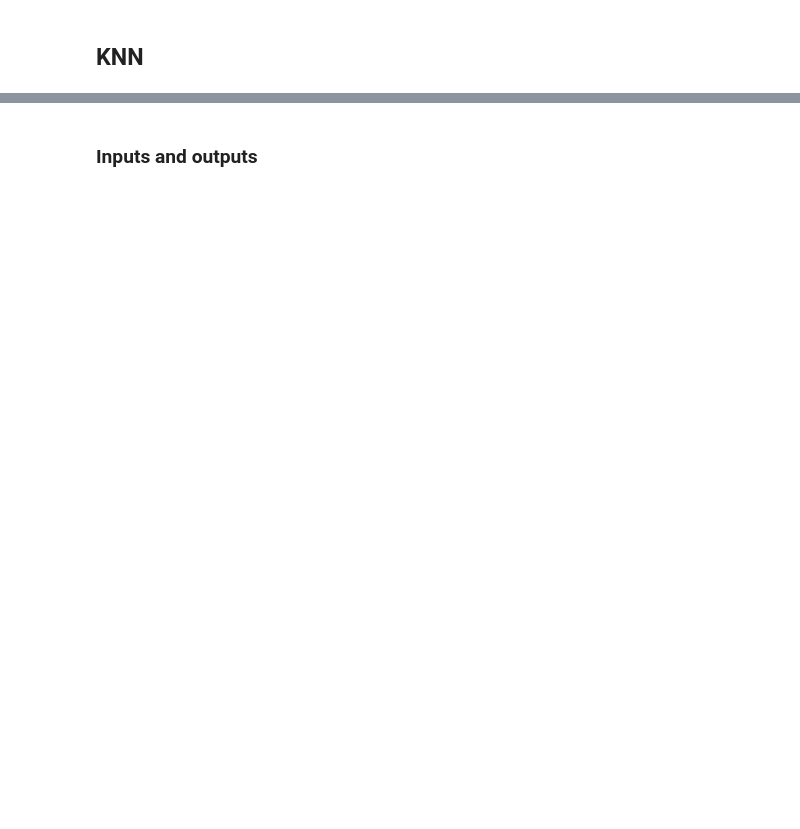
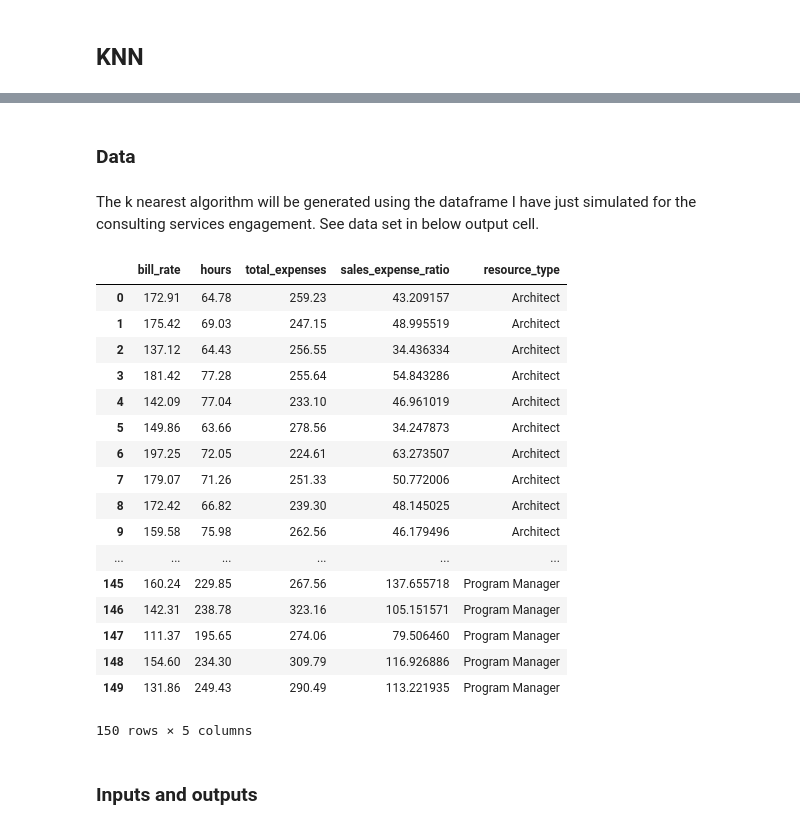
Before and after one commit to fionanealon/KPI, a Jupyter notebook: KPI.ipynb, the cells around one changed output, grey strips where cells are left out. Saved outputs shown, nothing was run; the diff lists cells and outputs as text; code cells hidden in the pictures; blank space fills up the shorter version.

```diff
--- a/KPI.ipynb
+++ b/KPI.ipynb
@@ -227,2 +259,27 @@ A histogram is a plot used for plotting one dimensional data. The sales expense
+# %% [markdown]
+### Data
+# %% [markdown]
+The k nearest algorithm will be generated using the dataframe I have just simulated for the consulting services engagement. See data set in below output cell.
+# %%
+df
+# %% [output]
+|  | bill_rate | hours | total_expenses | sales_expense_ratio | resource_type |
+| 0 | 172.91 | 64.78 | 259.23 | 43.209157 | Architect |
+| 1 | 175.42 | 69.03 | 247.15 | 48.995519 | Architect |
+| 2 | 137.12 | 64.43 | 256.55 | 34.436334 | Architect |
+| 3 | 181.42 | 77.28 | 255.64 | 54.843286 | Architect |
+| 4 | 142.09 | 77.04 | 233.10 | 46.961019 | Architect |
+| 5 | 149.86 | 63.66 | 278.56 | 34.247873 | Architect |
+| 6 | 197.25 | 72.05 | 224.61 | 63.273507 | Architect |
+| 7 | 179.07 | 71.26 | 251.33 | 50.772006 | Architect |
+| 8 | 172.42 | 66.82 | 239.30 | 48.145025 | Architect |
+| 9 | 159.58 | 75.98 | 262.56 | 46.179496 | Architect |
+| ... | ... | ... | ... | ... | ... |
+| 145 | 160.24 | 229.85 | 267.56 | 137.655718 | Program Manager |
+| 146 | 142.31 | 238.78 | 323.16 | 105.151571 | Program Manager |
+| 147 | 111.37 | 195.65 | 274.06 | 79.506460 | Program Manager |
+| 148 | 154.60 | 234.30 | 309.79 | 116.926886 | Program Manager |
+| 149 | 131.86 | 249.43 | 290.49 | 113.221935 | Program Manager |
+150 rows × 5 columns
 # %% [markdown]
 ### Inputs and outputs
```
Also changed, not shown: parts of 39 cells of this notebook.
